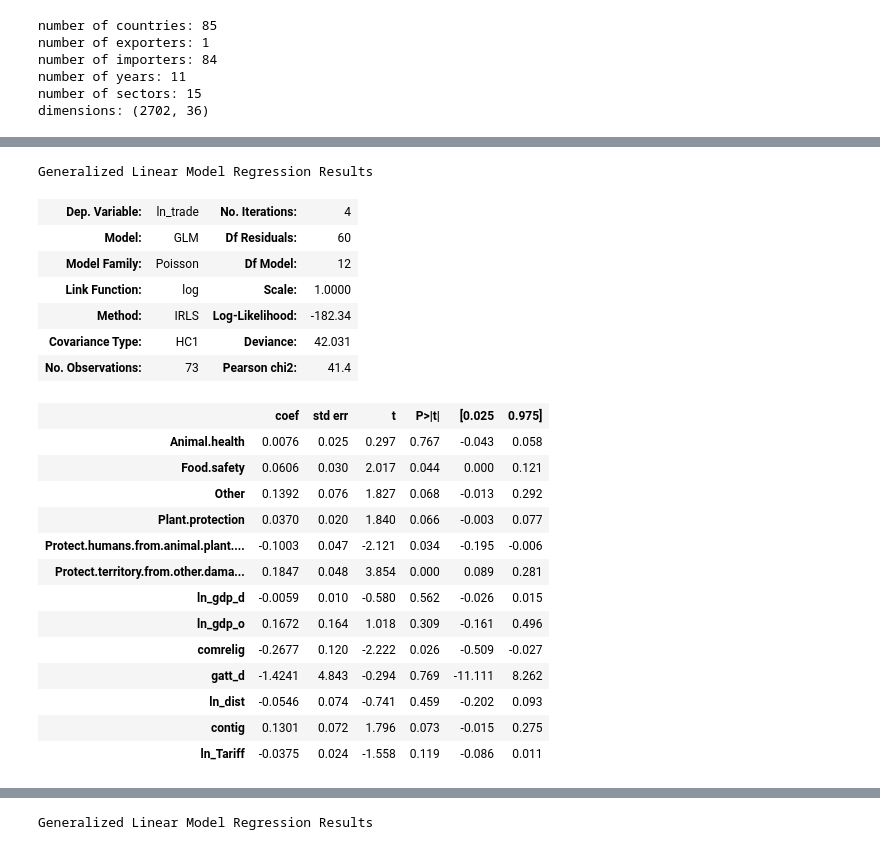
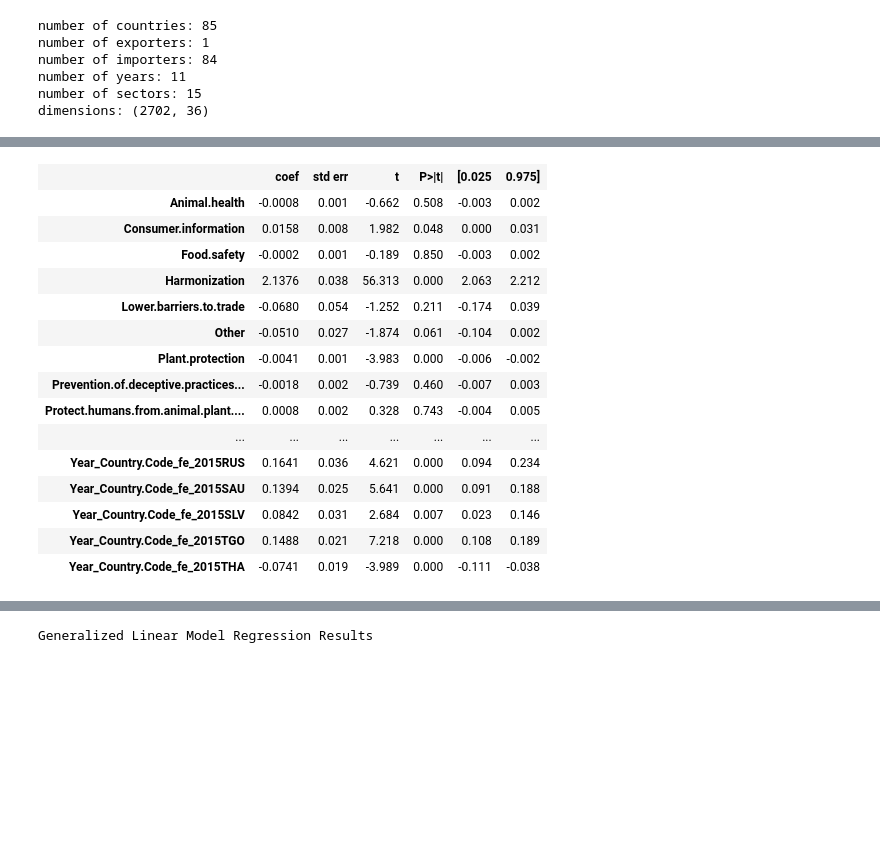
Before and after one commit to thcoelho/ITP_Notificacoes_Exportacao, a Jupyter notebook: Modelo/Regressão/Regressão.ipynb, the cells around one changed output, grey strips where cells are left out. Drawn from its saved outputs; the diff is of its cells as text; code cells hidden in the pictures; blank space fills up the shorter version.

```diff
--- a/Modelo/Regressão/Regressão.ipynb
+++ b/Modelo/Regressão/Regressão.ipynb
@@ -60,14 +60,10 @@ Modelo1 = gme.EstimationModel(estimation_data=gme_data,
                             "Quality.requirements",
                             "ln_gdp_d",
                             "ln_gdp_o",
-                            "comrelig",
-                            "gatt_d",
-                            "gatt_o",
-                            "eu_d",
                             "ln_dist",
                             'contig',
                             'ln_Tariff'],
-                            sector_by_sector=True
+                            fixed_effects=[["Year", "Country.Code"]]
                             )
 # %%
 Resultado1 = Modelo1.estimate()
@@ -102,25 +93,19 @@ Modelo1.ppml_diagnostics
 # %%
-Resultado1["1"].summary()
+Resultado1["all"].summary().tables[1]
 # %% [output]
-Generalized Linear Model Regression Results
-| Dep. Variable: | ln_trade | No. Iterations: | 4 |
-| Model: | GLM | Df Residuals: | 60 |
-| Model Family: | Poisson | Df Model: | 12 |
-| Link Function: | log | Scale: | 1.0000 |
-| Method: | IRLS | Log-Likelihood: | -182.34 |
-| Covariance Type: | HC1 | Deviance: | 42.031 |
-| No. Observations: | 73 | Pearson chi2: | 41.4 |
+|  | coef | std err | t | P>|t| | [0.025 | 0.975] |
+| Animal.health | -0.0008 | 0.001 | -0.662 | 0.508 | -0.003 | 0.002 |
+| Consumer.information | 0.0158 | 0.008 | 1.982 | 0.048 | 0.000 | 0.031 |
+| Food.safety | -0.0002 | 0.001 | -0.189 | 0.850 | -0.003 | 0.002 |
+| Harmonization | 2.1376 | 0.038 | 56.313 | 0.000 | 2.063 | 2.212 |
+| Lower.barriers.to.trade | -0.0680 | 0.054 | -1.252 | 0.211 | -0.174 | 0.039 |
+| Other | -0.0510 | 0.027 | -1.874 | 0.061 | -0.104 | 0.002 |
+| Plant.protection | -0.0041 | 0.001 | -3.983 | 0.000 | -0.006 | -0.002 |
+| Prevention.of.deceptive.practices... | -0.0018 | 0.002 | -0.739 | 0.460 | -0.007 | 0.003 |
+| Protect.humans.from.animal.plant.... | 0.0008 | 0.002 | 0.328 | 0.743 | -0.004 | 0.005 |
+| ... | ... | ... | ... | ... | ... | ... |
+| Year_Country.Code_fe_2015RUS | 0.1641 | 0.036 | 4.621 | 0.000 | 0.094 | 0.234 |
+| Year_Country.Code_fe_2015SAU | 0.1394 | 0.025 | 5.641 | 0.000 | 0.091 | 0.188 |
+| Year_Country.Code_fe_2015SLV | 0.0842 | 0.031 | 2.684 | 0.007 | 0.023 | 0.146 |
+| Year_Country.Code_fe_2015TGO | 0.1488 | 0.021 | 7.218 | 0.000 | 0.108 | 0.189 |
+| Year_Country.Code_fe_2015THA | -0.0741 | 0.019 | -3.989 | 0.000 | -0.111 | -0.038 |
-|  | coef | std err | t | P>|t| | [0.025 | 0.975] |
-| Animal.health | 0.0076 | 0.025 | 0.297 | 0.767 | -0.043 | 0.058 |
-| Food.safety | 0.0606 | 0.030 | 2.017 | 0.044 | 0.000 | 0.121 |
-| Other | 0.1392 | 0.076 | 1.827 | 0.068 | -0.013 | 0.292 |
-| Plant.protection | 0.0370 | 0.020 | 1.840 | 0.066 | -0.003 | 0.077 |
-| Protect.humans.from.animal.plant.... | -0.1003 | 0.047 | -2.121 | 0.034 | -0.195 | -0.006 |
-| Protect.territory.from.other.dama... | 0.1847 | 0.048 | 3.854 | 0.000 | 0.089 | 0.281 |
-| ln_gdp_d | -0.0059 | 0.010 | -0.580 | 0.562 | -0.026 | 0.015 |
-| ln_gdp_o | 0.1672 | 0.164 | 1.018 | 0.309 | -0.161 | 0.496 |
-| comrelig | -0.2677 | 0.120 | -2.222 | 0.026 | -0.509 | -0.027 |
-| gatt_d | -1.4241 | 4.843 | -0.294 | 0.769 | -11.111 | 8.262 |
-| ln_dist | -0.0546 | 0.074 | -0.741 | 0.459 | -0.202 | 0.093 |
-| contig | 0.1301 | 0.072 | 1.796 | 0.073 | -0.015 | 0.275 |
-| ln_Tariff | -0.0375 | 0.024 | -1.558 | 0.119 | -0.086 | 0.011 |
```
Also changed, not shown: parts of 3 cells of this notebook, 24 other files.
